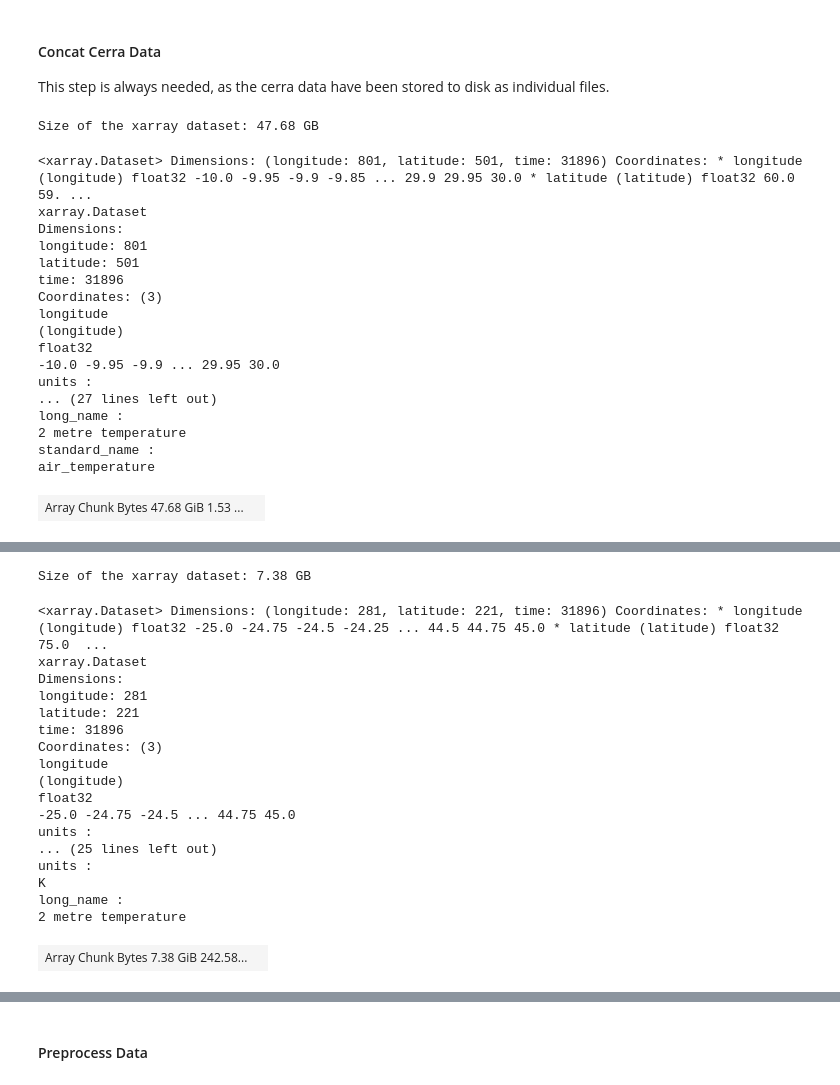
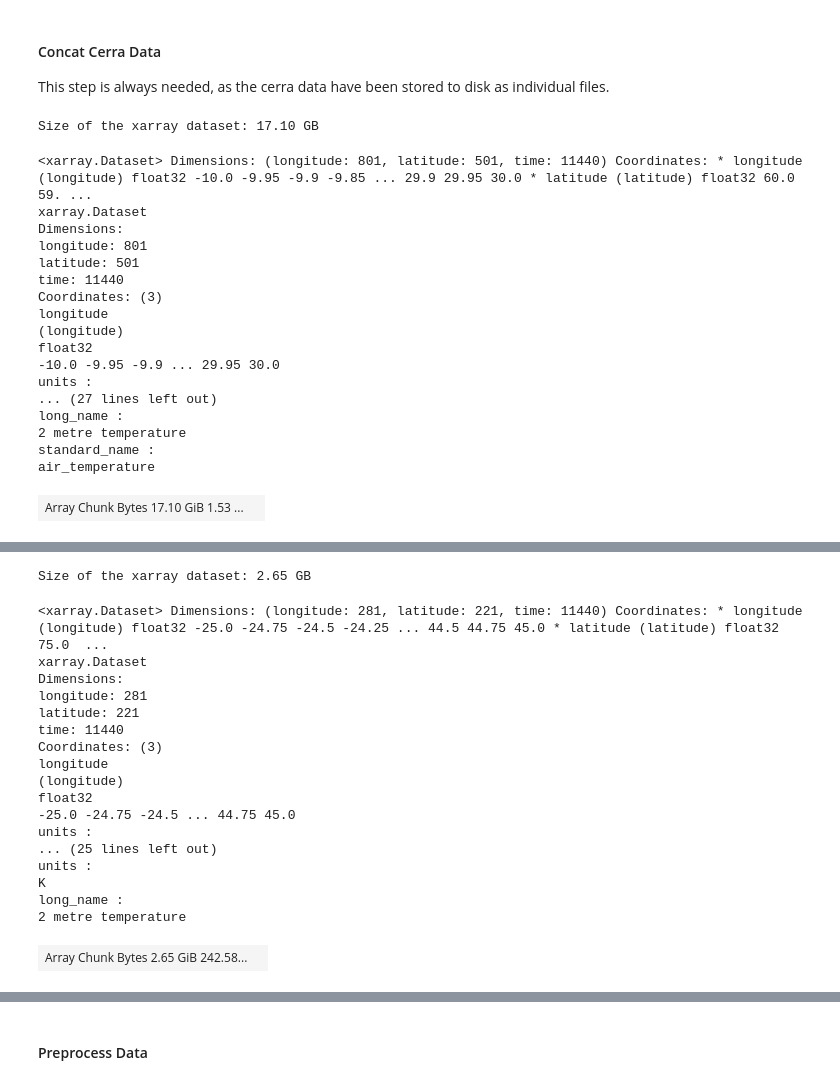
Before and after one commit to riccih-dev/bac_unet_downscaling, a Jupyter notebook: experiment_4y.ipynb, the cells around one changed output, grey strips where cells are left out. Cells and saved outputs as stored; diff of their text form; code cells hidden in the pictures.

```diff
--- a/experiment_4y.ipynb
+++ b/experiment_4y.ipynb
@@ -63,7 +63,7 @@ Cannot find the ecCodes library
 This step is always needed, as the cerra data have been stored to disk as individual files.
 # %%
 idx_era5 =131
-start = 0
+start = 84
 idx_cerra = idx_era5
 
 # --- CERRA ---
@@ -85,37 +85,37 @@ display(cerra_ds)
 # --- ERA5 ---
 # Create a list of file paths
 file_paths = [os.path.join(data_path, f'era50{i}.nc') for i in range(start, idx_era5)]
 
 # Open multiple files using open_mfdataset
 era5_ds = xr.open_mfdataset(file_paths)#, concat_dim='time')
 
 # Get the size in bytes
 size_in_bytes = era5_ds.nbytes
 size_in_gb = size_in_bytes / (1024**3)  # 1 GB = 1024^3 bytes
 
 print(f"Size of the xarray dataset: {size_in_gb:.2f} GB")
 
 display(era5_ds)
 # %% [output]
-Size of the xarray dataset: 47.68 GB
+Size of the xarray dataset: 17.10 GB
-<xarray.Dataset> Dimensions: (longitude: 801, latitude: 501, time: 31896) Coordinates: * longitude (longitude) float32 -10.0 -9.95 -9.9 -9.85 ... 29.9 29.95 30.0 * latitude (latitude) float32 60.0 59. ...
+<xarray.Dataset> Dimensions: (longitude: 801, latitude: 501, time: 11440) Coordinates: * longitude (longitude) float32 -10.0 -9.95 -9.9 -9.85 ... 29.9 29.95 30.0 * latitude (latitude) float32 60.0 59. ...
 xarray.Dataset
 Dimensions:
 longitude: 801
 latitude: 501
-time: 31896
+time: 11440
 Coordinates: (3)
 longitude
 (longitude)
 float32
 -10.0 -9.95 -9.9 ... 29.95 30.0
 units :
 ... (27 lines left out)
 long_name :
 2 metre temperature
 standard_name :
 air_temperature
-| Array Chunk Bytes 47.68 GiB 1.53 ... |  |
+| Array Chunk Bytes 17.10 GiB 1.53 ... |  |
 Indexes: (3)
 longitude
 PandasIndex
@@ -134,10 +134,10 @@ history :
-Size of the xarray dataset: 7.38 GB
+Size of the xarray dataset: 2.65 GB
-<xarray.Dataset> Dimensions: (longitude: 281, latitude: 221, time: 31896) Coordinates: * longitude (longitude) float32 -25.0 -24.75 -24.5 -24.25 ... 44.5 44.75 45.0 * latitude (latitude) float32 75.0  ...
+<xarray.Dataset> Dimensions: (longitude: 281, latitude: 221, time: 11440) Coordinates: * longitude (longitude) float32 -25.0 -24.75 -24.5 -24.25 ... 44.5 44.75 45.0 * latitude (latitude) float32 75.0  ...
 xarray.Dataset
 Dimensions:
 longitude: 281
 latitude: 221
-time: 31896
+time: 11440
 Coordinates: (3)
 longitude
 (longitude)
@@ -149,7 +149,7 @@ units :
 K
 long_name :
 2 metre temperature
-| Array Chunk Bytes 7.38 GiB 242.58... |  |
+| Array Chunk Bytes 2.65 GiB 242.58... |  |
 Indexes: (3)
 longitude
 PandasIndex
```
Also changed, not shown: parts of 8 cells of this notebook, 8 other files.
